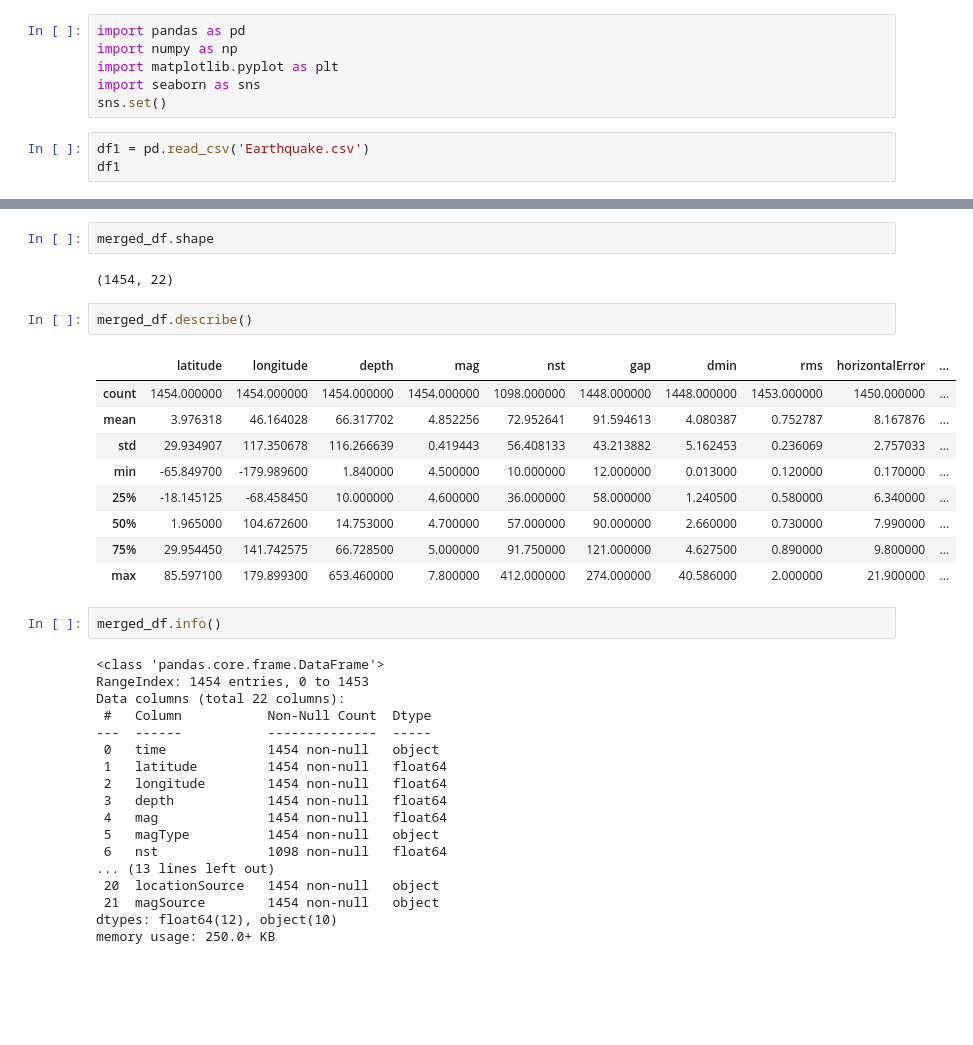
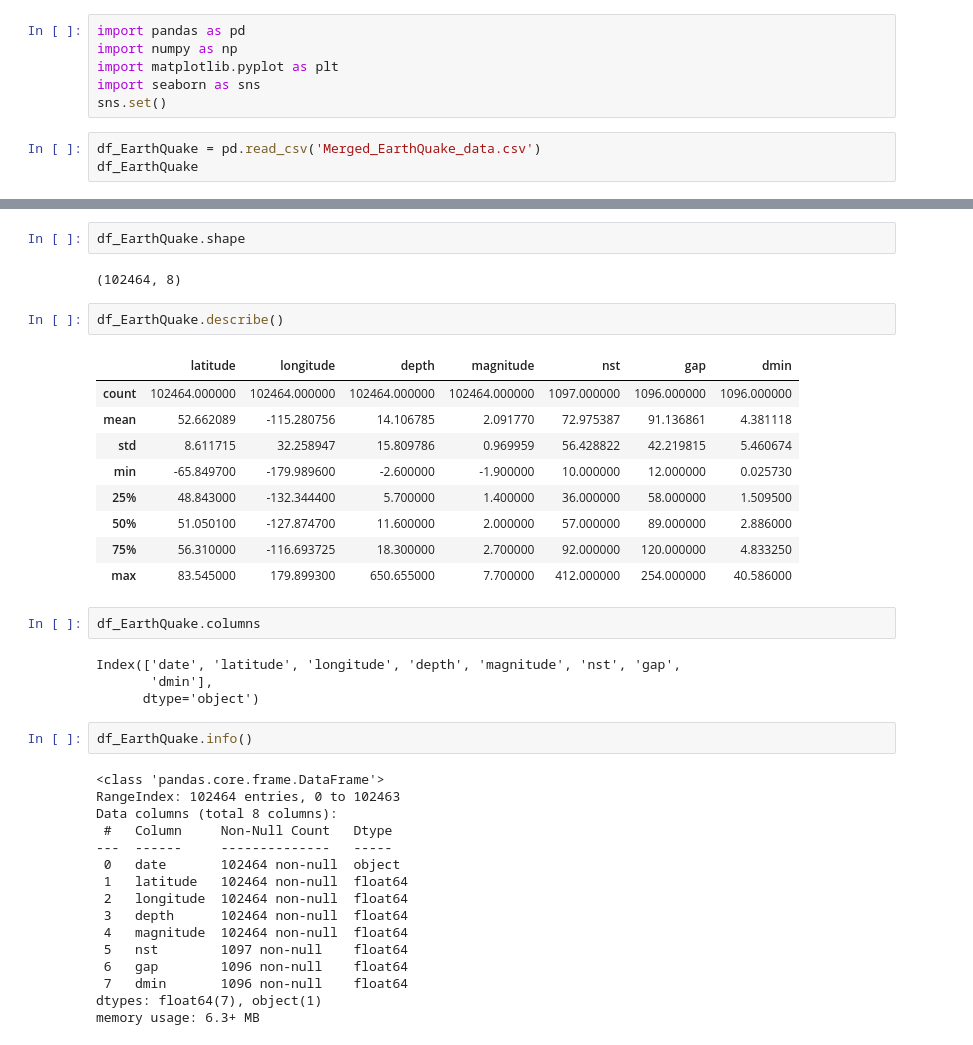
Before and after one commit to Sickachu01/EarthQuakePrediction, a Jupyter notebook: PreprocessingEarthQuake.ipynb, the cells around one changed output, grey strips where cells are left out. Saved outputs shown, nothing was run; the diff lists cells and outputs as text; blank space fills up the shorter version.

```diff
--- a/PreprocessingEarthQuake.ipynb
+++ b/PreprocessingEarthQuake.ipynb
@@ -5,6 +5,6 @@ import matplotlib.pyplot as plt
 import seaborn as sns
 sns.set()
 # %%
-df1 = pd.read_csv('Earthquake.csv')
-df1
+df_EarthQuake = pd.read_csv('Merged_EarthQuake_data.csv')
+df_EarthQuake
 # %% [output]
@@ -58,36 +24,40 @@ merged_df
 # %%
-merged_df.shape
+df_EarthQuake.shape
 # %% [output]
-(1454, 22)
+(102464, 8)
 # %%
-merged_df.describe()
+df_EarthQuake.describe()
 # %% [output]
-|  | latitude | longitude | depth | mag | nst | gap | dmin | rms | horizontalError | ... |
-| count | 1454.000000 | 1454.000000 | 1454.000000 | 1454.000000 | 1098.000000 | 1448.000000 | 1448.000000 | 1453.000000 | 1450.000000 | ... |
-| mean | 3.976318 | 46.164028 | 66.317702 | 4.852256 | 72.952641 | 91.594613 | 4.080387 | 0.752787 | 8.167876 | ... |
-| std | 29.934907 | 117.350678 | 116.266639 | 0.419443 | 56.408133 | 43.213882 | 5.162453 | 0.236069 | 2.757033 | ... |
-| min | -65.849700 | -179.989600 | 1.840000 | 4.500000 | 10.000000 | 12.000000 | 0.013000 | 0.120000 | 0.170000 | ... |
-| 25% | -18.145125 | -68.458450 | 10.000000 | 4.600000 | 36.000000 | 58.000000 | 1.240500 | 0.580000 | 6.340000 | ... |
-| 50% | 1.965000 | 104.672600 | 14.753000 | 4.700000 | 57.000000 | 90.000000 | 2.660000 | 0.730000 | 7.990000 | ... |
-| 75% | 29.954450 | 141.742575 | 66.728500 | 5.000000 | 91.750000 | 121.000000 | 4.627500 | 0.890000 | 9.800000 | ... |
-| max | 85.597100 | 179.899300 | 653.460000 | 7.800000 | 412.000000 | 274.000000 | 40.586000 | 2.000000 | 21.900000 | ... |
+|  | latitude | longitude | depth | magnitude | nst | gap | dmin |
+| count | 102464.000000 | 102464.000000 | 102464.000000 | 102464.000000 | 1097.000000 | 1096.000000 | 1096.000000 |
+| mean | 52.662089 | -115.280756 | 14.106785 | 2.091770 | 72.975387 | 91.136861 | 4.381118 |
+| std | 8.611715 | 32.258947 | 15.809786 | 0.969959 | 56.428822 | 42.219815 | 5.460674 |
+| min | -65.849700 | -179.989600 | -2.600000 | -1.900000 | 10.000000 | 12.000000 | 0.025730 |
+| 25% | 48.843000 | -132.344400 | 5.700000 | 1.400000 | 36.000000 | 58.000000 | 1.509500 |
+| 50% | 51.050100 | -127.874700 | 11.600000 | 2.000000 | 57.000000 | 89.000000 | 2.886000 |
+| 75% | 56.310000 | -116.693725 | 18.300000 | 2.700000 | 92.000000 | 120.000000 | 4.833250 |
+| max | 83.545000 | 179.899300 | 650.655000 | 7.700000 | 412.000000 | 254.000000 | 40.586000 |
+# %%
+df_EarthQuake.columns
+# %% [output]
+Index(['date', 'latitude', 'longitude', 'depth', 'magnitude', 'nst', 'gap',
+       'dmin'],
+      dtype='object')
 # %%
-merged_df.info()
+df_EarthQuake.info()
 # %% [output]
 <class 'pandas.core.frame.DataFrame'>
-RangeIndex: 1454 entries, 0 to 1453
-Data columns (total 22 columns):
- #   Column           Non-Null Count  Dtype
----  ------           --------------  -----
- 0   time             1454 non-null   object
- 1   latitude         1454 non-null   float64
- 2   longitude        1454 non-null   float64
- 3   depth            1454 non-null   float64
- 4   mag              1454 non-null   float64
- 5   magType          1454 non-null   object
- 6   nst              1098 non-null   float64
-... (13 lines left out)
- 20  locationSource   1454 non-null   object
- 21  magSource        1454 non-null   object
-dtypes: float64(12), object(10)
-memory usage: 250.0+ KB
+RangeIndex: 102464 entries, 0 to 102463
+Data columns (total 8 columns):
+ #   Column     Non-Null Count   Dtype
+---  ------     --------------   -----
+ 0   date       102464 non-null  object
+ 1   latitude   102464 non-null  float64
+ 2   longitude  102464 non-null  float64
+ 3   depth      102464 non-null  float64
+ 4   magnitude  102464 non-null  float64
+ 5   nst        1097 non-null    float64
+ 6   gap        1096 non-null    float64
+ 7   dmin       1096 non-null    float64
+dtypes: float64(7), object(1)
+memory usage: 6.3+ MB
```
Also changed, not shown: parts of 13 cells of this notebook, 2 other files.
